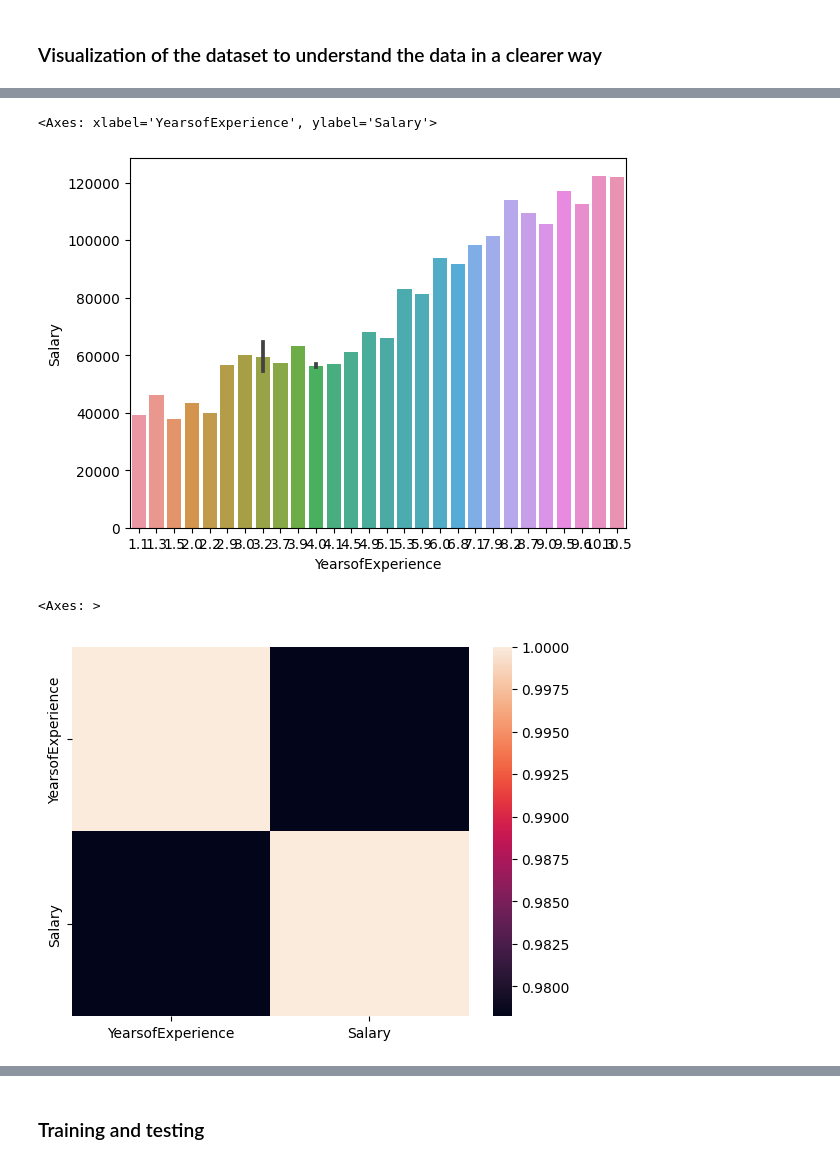
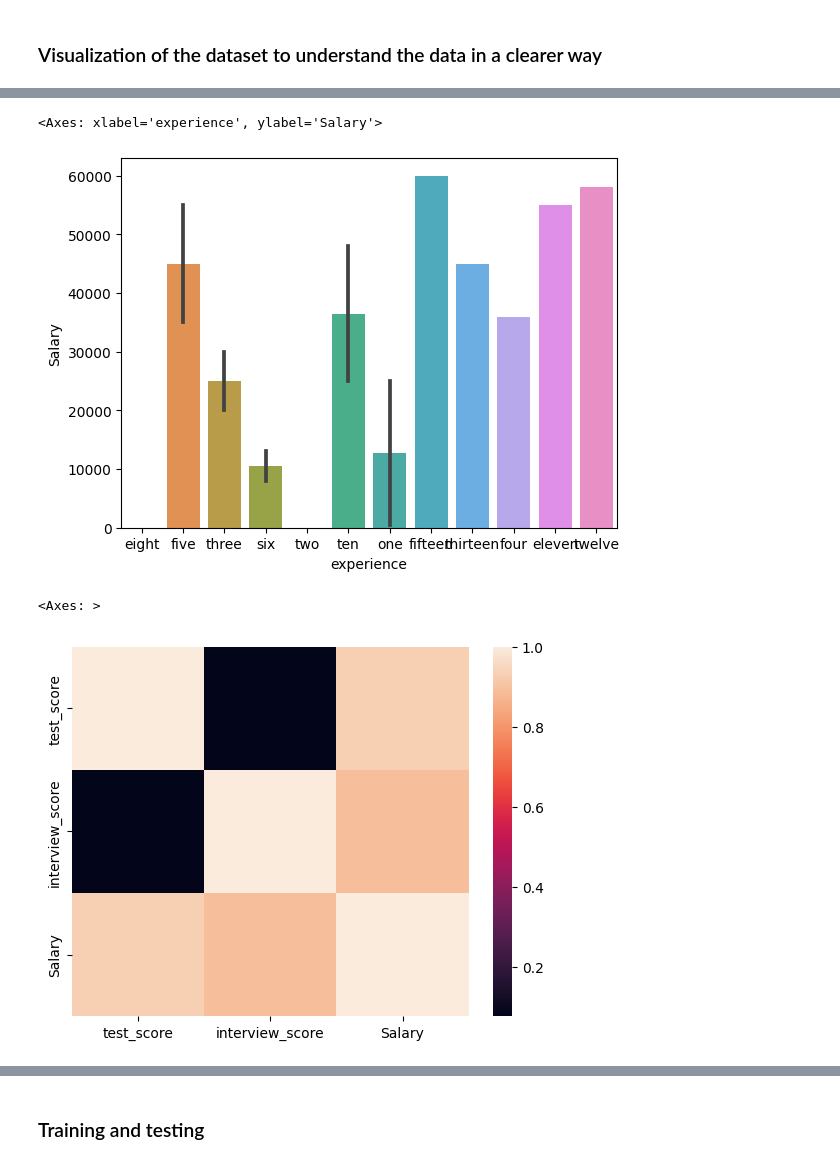
Before and after one commit to gideon-ogunbanjo/CREE, a Jupyter notebook: cree.ipynb, the cells around one changed output, grey strips where cells are left out. Saved outputs shown, nothing was run; the diff lists cells and outputs as text; code cells hidden in the pictures.

```diff
--- a/cree.ipynb
+++ b/cree.ipynb
@@ -10,7 +10,7 @@ from sklearn.model_selection import train_test_split
 from sklearn.metrics import mean_squared_error
 # %%
 # loading the data into a Pandas DataFrame
-data = pd.read_csv("Salary_Data.csv")
+data = pd.read_csv("prediction_dataset.csv")
 # %% [markdown]
 ### Reading and cleaning the data
 # %%
@@ -139,14 +136,14 @@ sns.countplot(y='YearsofExperience',data=data)
 # %%
-sns.barplot(x='YearsofExperience',y='Salary',data=data)
+sns.barplot(x='experience',y='Salary',data=data)
 # %% [output]
-<Axes: xlabel='YearsofExperience', ylabel='Salary'>
+<Axes: xlabel='experience', ylabel='Salary'>
-[figure, old version]
+[figure, new version]
 # %%
 #represents the correlation of data in the columns using a heatmap
 sns.heatmap(data.corr())
 # %% [output]
 <Axes: >
-[figure, old version]
+[figure, new version]
 # %%
 sns.distplot(data.Salary)
 # %% [output]
```
Also changed, not shown: parts of 12 cells of this notebook, 1 other file.
